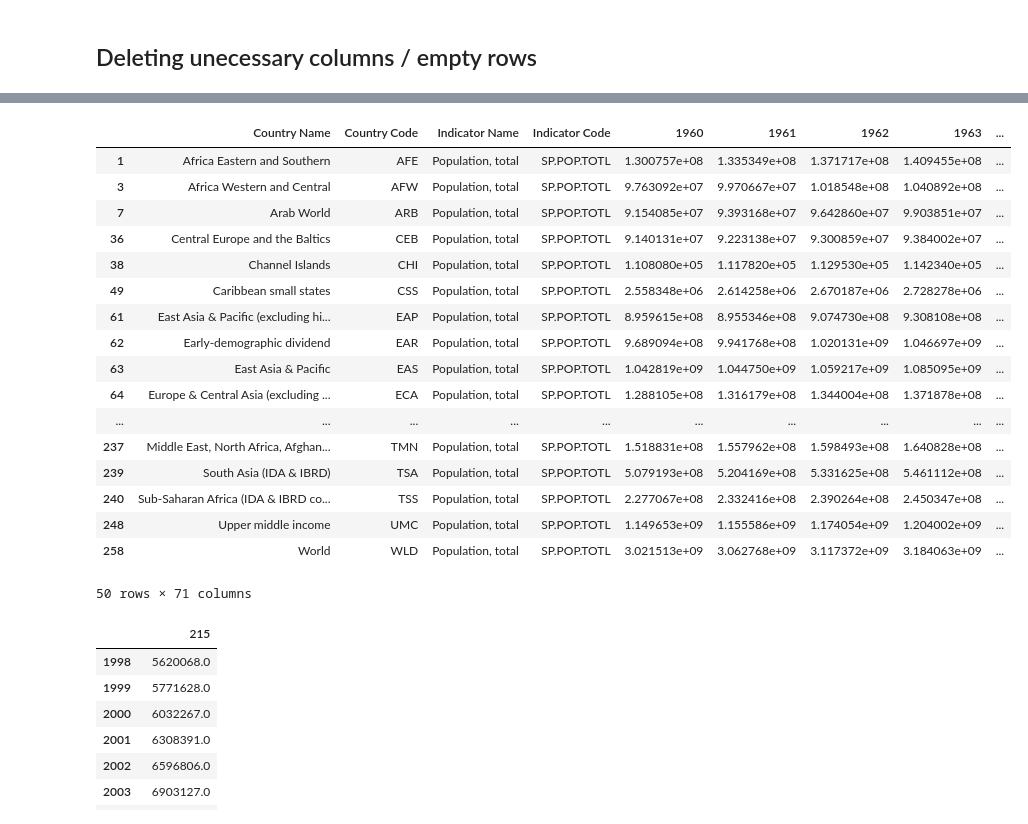
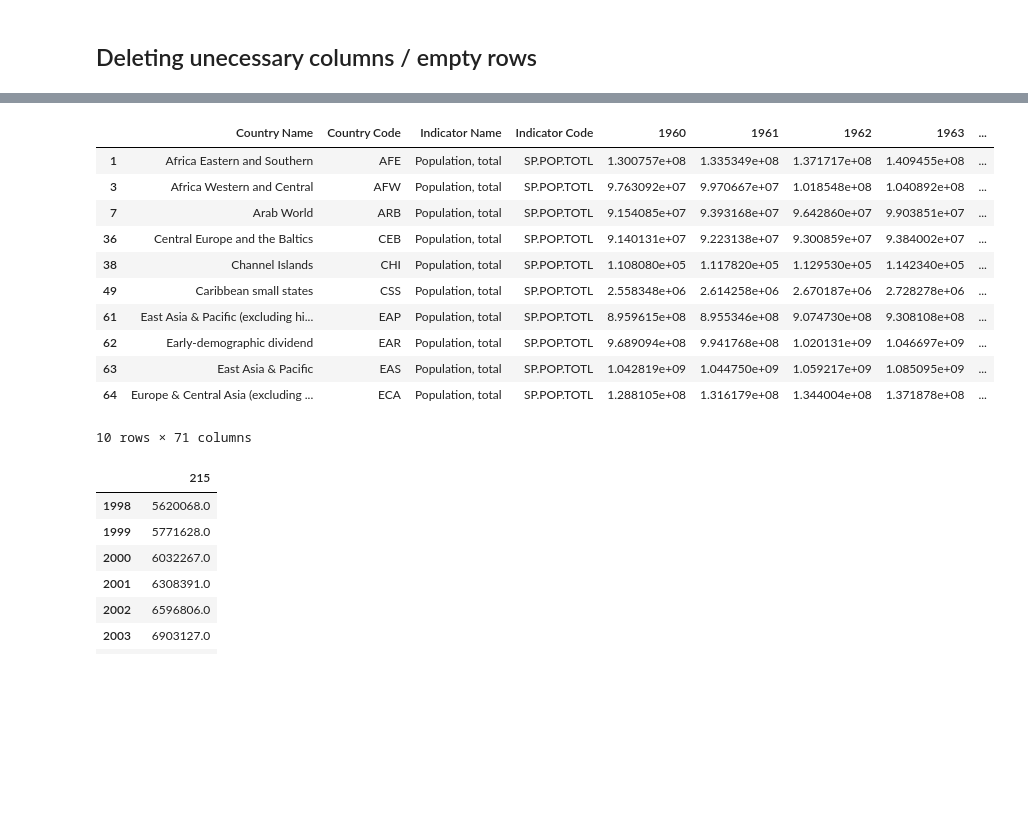
Before and after one commit to The-DataMan/Fertility-rate-analysis, a Jupyter notebook: notebooks/data_reduction/population.ipynb, the cells around one changed output, grey strips where cells are left out. Drawn from its saved outputs; the diff is of its cells as text; code cells hidden in the pictures; blank space fills up the shorter version.

```diff
--- a/notebooks/data_reduction/population.ipynb
+++ b/notebooks/data_reduction/population.ipynb
@@ -59,25 +58,19 @@ df_countries.reset_index(drop=True)
 # %%
 df_groups=df[~df['Country Code'].isin(iso3_name_set)]
-df_groups
+df_groups.head(10)
 # %% [output]
 |  | Country Name | Country Code | Indicator Name | Indicator Code | 1960 | 1961 | 1962 | 1963 | ... |
 | 1 | Africa Eastern and Southern | AFE | Population, total | SP.POP.TOTL | 1.300757e+08 | 1.335349e+08 | 1.371717e+08 | 1.409455e+08 | ... |
 | 3 | Africa Western and Central | AFW | Population, total | SP.POP.TOTL | 9.763092e+07 | 9.970667e+07 | 1.018548e+08 | 1.040892e+08 | ... |
 | 7 | Arab World | ARB | Population, total | SP.POP.TOTL | 9.154085e+07 | 9.393168e+07 | 9.642860e+07 | 9.903851e+07 | ... |
 | 36 | Central Europe and the Baltics | CEB | Population, total | SP.POP.TOTL | 9.140131e+07 | 9.223138e+07 | 9.300859e+07 | 9.384002e+07 | ... |
 | 38 | Channel Islands | CHI | Population, total | SP.POP.TOTL | 1.108080e+05 | 1.117820e+05 | 1.129530e+05 | 1.142340e+05 | ... |
 | 49 | Caribbean small states | CSS | Population, total | SP.POP.TOTL | 2.558348e+06 | 2.614258e+06 | 2.670187e+06 | 2.728278e+06 | ... |
 | 61 | East Asia & Pacific (excluding hi... | EAP | Population, total | SP.POP.TOTL | 8.959615e+08 | 8.955346e+08 | 9.074730e+08 | 9.308108e+08 | ... |
 | 62 | Early-demographic dividend | EAR | Population, total | SP.POP.TOTL | 9.689094e+08 | 9.941768e+08 | 1.020131e+09 | 1.046697e+09 | ... |
 | 63 | East Asia & Pacific | EAS | Population, total | SP.POP.TOTL | 1.042819e+09 | 1.044750e+09 | 1.059217e+09 | 1.085095e+09 | ... |
 | 64 | Europe & Central Asia (excluding ... | ECA | Population, total | SP.POP.TOTL | 1.288105e+08 | 1.316179e+08 | 1.344004e+08 | 1.371878e+08 | ... |
-| ... | ... | ... | ... | ... | ... | ... | ... | ... | ... |
-| 237 | Middle East, North Africa, Afghan... | TMN | Population, total | SP.POP.TOTL | 1.518831e+08 | 1.557962e+08 | 1.598493e+08 | 1.640828e+08 | ... |
-| 239 | South Asia (IDA & IBRD) | TSA | Population, total | SP.POP.TOTL | 5.079193e+08 | 5.204169e+08 | 5.331625e+08 | 5.461112e+08 | ... |
-| 240 | Sub-Saharan Africa (IDA & IBRD co... | TSS | Population, total | SP.POP.TOTL | 2.277067e+08 | 2.332416e+08 | 2.390264e+08 | 2.450347e+08 | ... |
-| 248 | Upper middle income | UMC | Population, total | SP.POP.TOTL | 1.149653e+09 | 1.155586e+09 | 1.174054e+09 | 1.204002e+09 | ... |
-| 258 | World | WLD | Population, total | SP.POP.TOTL | 3.021513e+09 | 3.062768e+09 | 3.117372e+09 | 3.184063e+09 | ... |
-50 rows × 71 columns
+10 rows × 71 columns
 # %%
 df_groups.drop(df_groups[df_groups['Country Name']=='Not classified'].index, inplace=True)
 # %%
```
Also changed, not shown: parts of 2 cells of this notebook, 13 other files.
